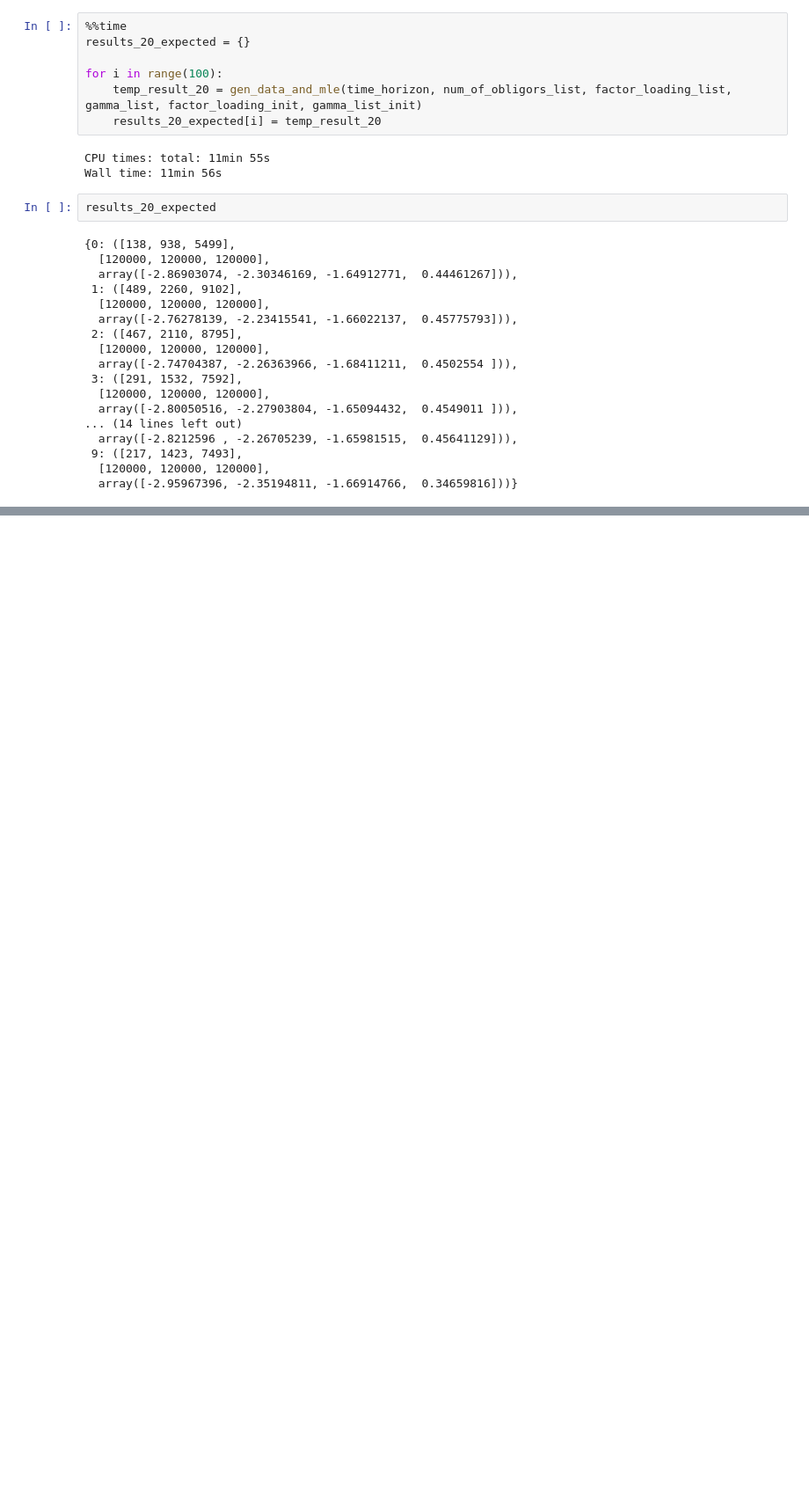
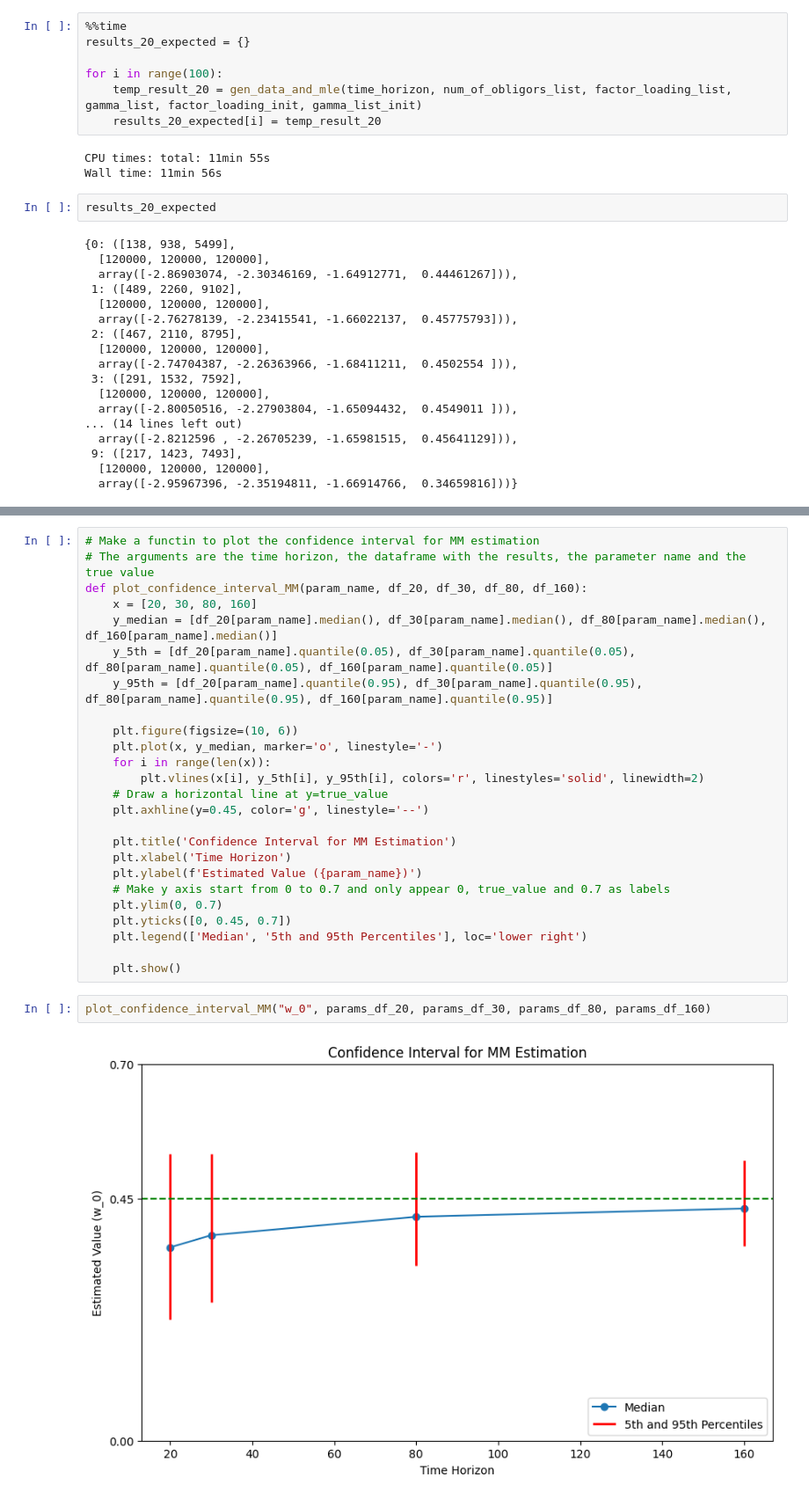
Before and after one commit to PeterKiss18/VasicekPDModel, a Jupyter notebook: conf_interval_MLE_gen_data.ipynb, the cells around one changed output, grey strips where cells are left out. Shown at 88% size. Saved outputs shown, nothing was run; the diff lists cells and outputs as text; blank space fills up the shorter version.

```diff
--- a/conf_interval_MLE_gen_data.ipynb
+++ b/conf_interval_MLE_gen_data.ipynb
@@ -568,0 +714,29 @@ results_20_expected
+# %%
+# Make a functin to plot the confidence interval for MM estimation
+# The arguments are the time horizon, the dataframe with the results, the parameter name and the true value
+def plot_confidence_interval_MM(param_name, df_20, df_30, df_80, df_160):
+    x = [20, 30, 80, 160]
+    y_median = [df_20[param_name].median(), df_30[param_name].median(), df_80[param_name].median(), df_160[param_name].median()]
+    y_5th = [df_20[param_name].quantile(0.05), df_30[param_name].quantile(0.05), df_80[param_name].quantile(0.05), df_160[param_name].quantile(0.05)]
+    y_95th = [df_20[param_name].quantile(0.95), df_30[param_name].quantile(0.95), df_80[param_name].quantile(0.95), df_160[param_name].quantile(0.95)]
+
+    plt.figure(figsize=(10, 6))
+    plt.plot(x, y_median, marker='o', linestyle='-')
+    for i in range(len(x)):
+        plt.vlines(x[i], y_5th[i], y_95th[i], colors='r', linestyles='solid', linewidth=2)
+    # Draw a horizontal line at y=true_value
+    plt.axhline(y=0.45, color='g', linestyle='--')
+
+    plt.title('Confidence Interval for MM Estimation')
+    plt.xlabel('Time Horizon')
+    plt.ylabel(f'Estimated Value ({param_name})')
+    # Make y axis start from 0 to 0.7 and only appear 0, true_value and 0.7 as labels
+    plt.ylim(0, 0.7)
+    plt.yticks([0, 0.45, 0.7])
+    plt.legend(['Median', '5th and 95th Percentiles'], loc='lower right')
+
+    plt.show()
+# %%
+plot_confidence_interval_MM("w_0", params_df_20, params_df_30, params_df_80, params_df_160)
+# %% [output]
+[figure, added]
```
Also changed, not shown: parts of 21 cells of this notebook, 4 other files.
